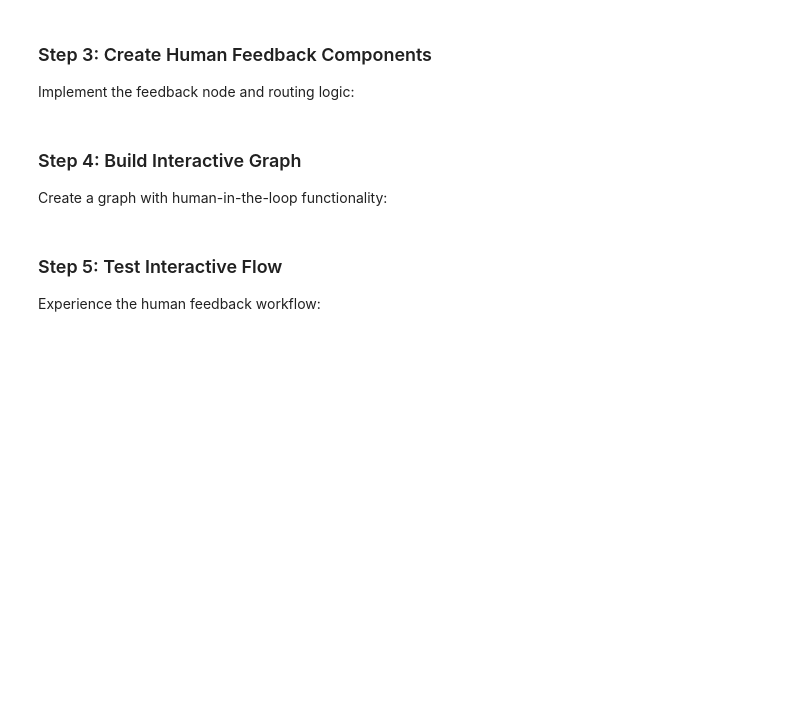
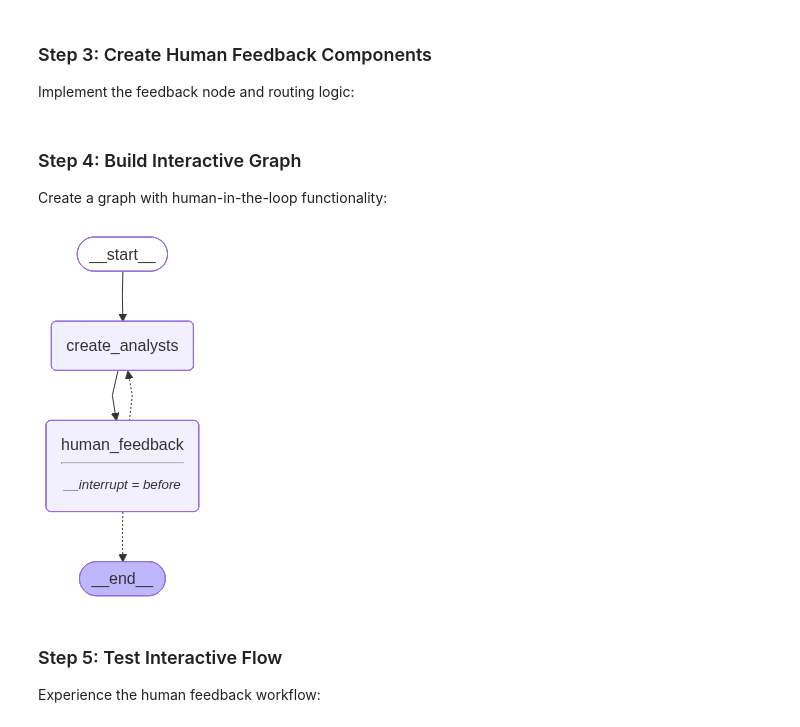
Before and after one commit to teristam/langchain-academy, a Jupyter notebook: module-4/research-assistant-exercise.ipynb, the cells around one changed output. Cells and saved outputs as stored; diff of their text form; code cells hidden in the pictures; blank space fills up the shorter version.

```diff
--- a/module-4/research-assistant-exercise.ipynb
+++ b/module-4/research-assistant-exercise.ipynb
@@ -93,11 +93,13 @@ class Analyst(BaseModel):
     affiliation: str = Field(description='organization of company')
     role: str = Field(description='job title or role')
     description: str = Field(description='a detailed description of their foucs and expertise')
-    persona: str = Field(description='A formatted string combining all analyst information')
+    @property
+    def persona(self) -> str:
+        return f"Name: {self.name}\nRole: {self.role}\nAffiliation: {self.affiliation}\nDescription: {self.description}\n"
 
 class Perspectives(BaseModel):
     # TODO: Add a field for a list of analysts
-    analysts: List[Analyst]
+    analysts: List[Analyst] = Field(description="Comprehensive list of analysts with their roles and affiliations.",)
 # %% [markdown]
 ### Step 2: Create State Schema
 
@@ -237,7 +239,7 @@ class EnhancedAnalystState(TypedDict):
     max_analysts: int
     analysts: List[Analyst]
     # TODO: Add human_analyst_feedback: str field
-    pass
+    human_analyst_feedback: str
 # %% [markdown]
 ### Step 2: Update Analyst Creation Function
 
@@ -262,13 +264,21 @@ def create_analysts_with_feedback(state: EnhancedAnalystState):
     topic = state['topic']
     max_analysts = state['max_analysts']
     # TODO: Get human_analyst_feedback from state, default to empty string if not present
+    human_analyst_feedback = state.get('human_analyst_feedback','')
 
     # TODO: Create structured LLM
+    llm_with_struct = llm.with_structured_output(Perspectives)
 
     # TODO: Format system message with topic, feedback, and max_analysts
 
+    system_prompt = enhanced_analyst_instructions.format(topic=topic, human_analyst_feedback=human_analyst_feedback,
+                                                         max_analysts=max_analysts)
+    # print(system_prompt)
+
     # TODO: Generate analysts and return in state format
-    pass
+    result = llm_with_struct.invoke([SystemMessage(content=system_prompt)]+[HumanMessage(content='Generate a list of analysts')])
+
+    return {'analysts':result.analysts}
 # %% [markdown]
 ### Step 3: Create Human Feedback Components
 
@@ -280,13 +290,17 @@ def human_feedback(state: EnhancedAnalystState):
     # The interruption happens in the graph compilation
     pass
 
-def should_continue(state: EnhancedAnalystState):
+def should_continue(state: EnhancedAnalystState) -> Literal['create_analysts', END]:
     """ Determine next node based on feedback presence """
 
     # TODO: Check if human_analyst_feedback exists and is not None/empty
     # If feedback exists, return "create_analysts" to regenerate
     # Otherwise, return END
-    pass
+    # if there is human feedback, then recreate the analysts
+    if state.get('human_analyst_feedback',None):
+        return 'create_analysts'
+    else:
+        return END
 # %% [markdown]
 ### Step 4: Build Interactive Graph
 
@@ -294,12 +308,26 @@ Create a graph with human-in-the-loop functionality:
 # %%
 # TODO: Create StateGraph with EnhancedAnalystState
 # Add nodes: create_analysts_with_feedback, human_feedback
 # Add edges: START -> create_analysts_with_feedback -> human_feedback
 # Add conditional edge: human_feedback -> should_continue -> ["create_analysts_with_feedback", END]
 # Compile with interrupt_before=['human_feedback'] and MemorySaver checkpointer
 
+builder = StateGraph(EnhancedAnalystState)
+builder.add_node('create_analysts', create_analysts_with_feedback)
+builder.add_node('human_feedback', human_feedback)
+builder.add_edge(START, 'create_analysts')
+
+builder.add_edge('create_analysts', 'human_feedback')
+builder.add_conditional_edges('human_feedback', should_continue)
+
+
+memory = MemorySaver()
+graph = builder.compile(interrupt_before=['human_feedback'], checkpointer=memory)
+
 # Display the graph
-# display(Image(interactive_graph.get_graph(xray=1).draw_mermaid_png()))
+display(Image(graph.get_graph(xray=1).draw_mermaid_png()))
+# %% [output]
+[figure, added]
 # %% [markdown]
 ### Step 5: Test Interactive Flow
 
```
Also changed, not shown: parts of 15 cells of this notebook.
